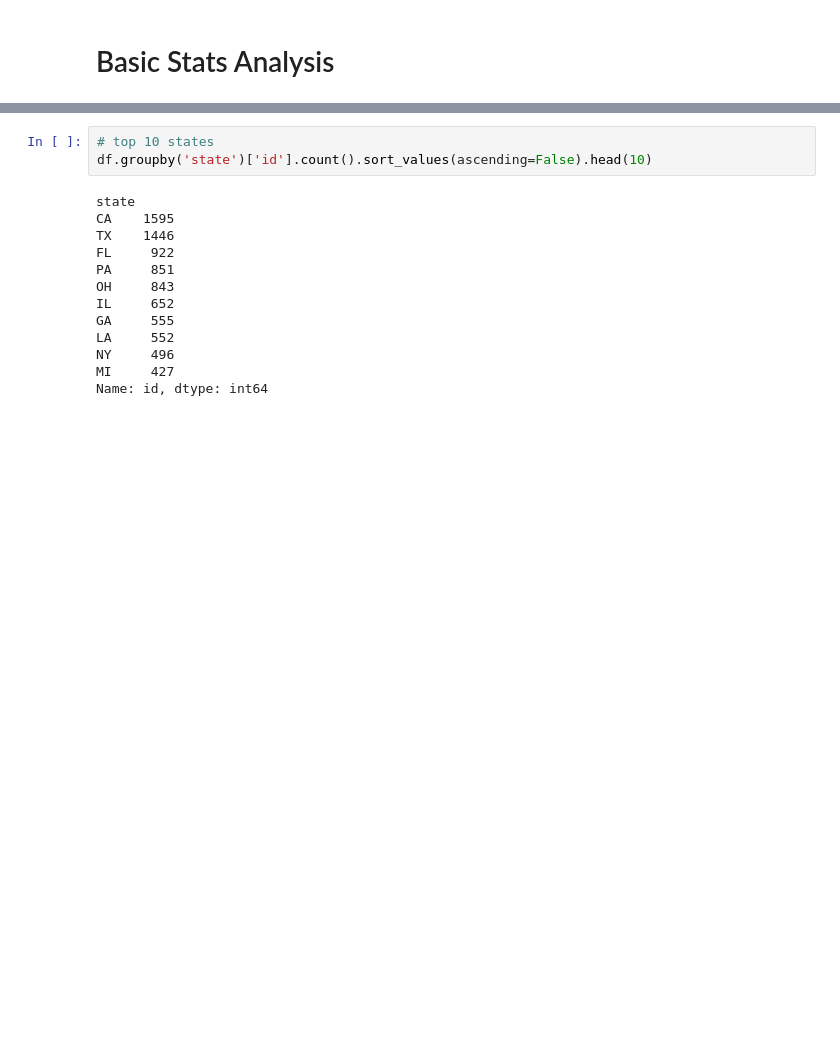
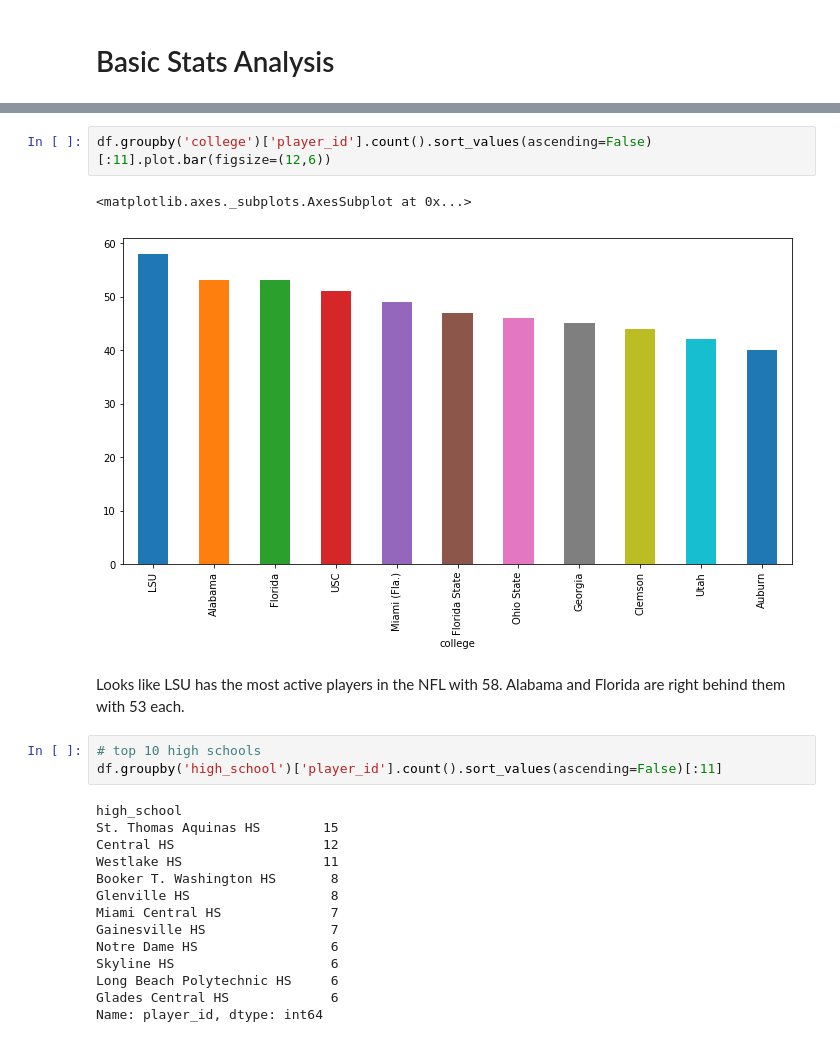
Before and after one commit to ccentola/nfl-eda, a Jupyter notebook: basic_stats_analysis.ipynb, the cells around one changed output, grey strips where cells are left out. Drawn from its saved outputs; the diff is of its cells as text; blank space fills up the shorter version.

```diff
--- a/basic_stats_analysis.ipynb
+++ b/basic_stats_analysis.ipynb
@@ -45,16 +122,24 @@ memory usage: 2.9+ MB
+# %%
+df.groupby('college')['player_id'].count().sort_values(ascending=False)[:11].plot.bar(figsize=(12,6))
+# %% [output]
+<matplotlib.axes._subplots.AxesSubplot at 0x...>
+[figure, added]
+# %% [markdown]
+Looks like LSU has the most active players in the NFL with 58. Alabama and Florida are right behind them with 53 each.
 # %%
-# top 10 states
-df.groupby('state')['id'].count().sort_values(ascending=False).head(10)
+# top 10 high schools
+df.groupby('high_school')['player_id'].count().sort_values(ascending=False)[:11]
 # %% [output]
-state
-CA    1595
-TX    1446
-FL     922
-PA     851
-OH     843
-IL     652
-GA     555
-LA     552
-NY     496
-MI     427
-Name: id, dtype: int64
+high_school
+St. Thomas Aquinas HS        15
+Central HS                   12
+Westlake HS                  11
+Booker T. Washington HS       8
+Glenville HS                  8
+Miami Central HS              7
+Gainesville HS                7
+Notre Dame HS                 6
+Skyline HS                    6
+Long Beach Polytechnic HS     6
+Glades Central HS             6
+Name: player_id, dtype: int64
```
Also changed, not shown: parts of 24 cells of this notebook, 2 other files.
